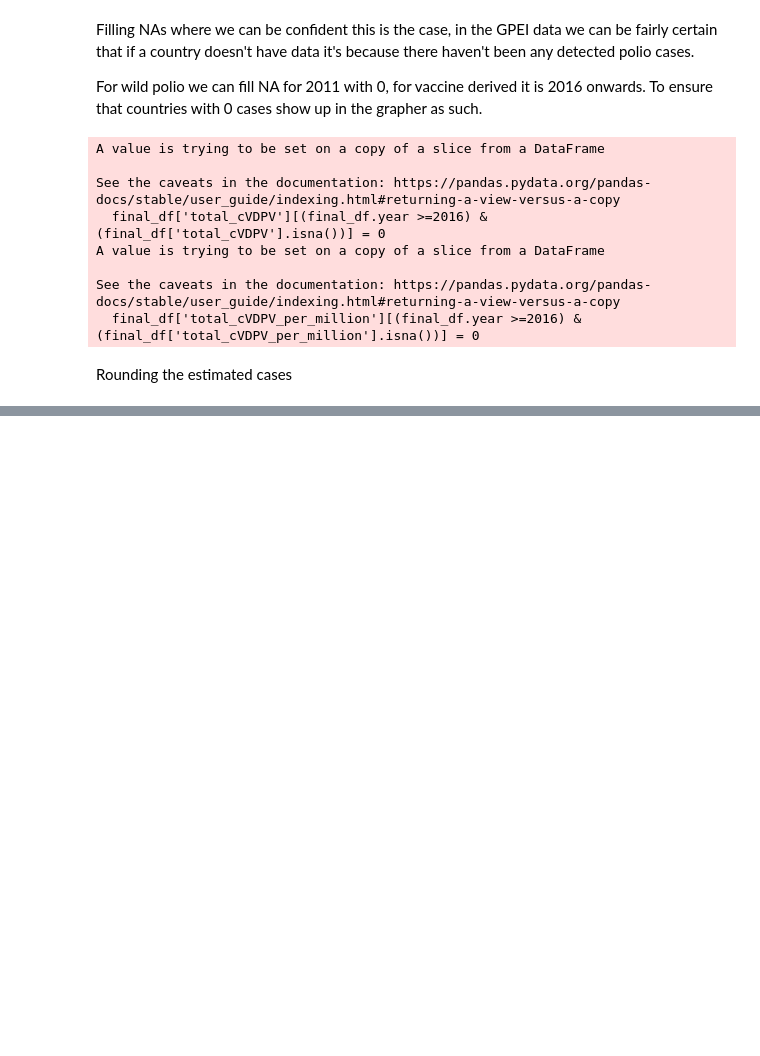
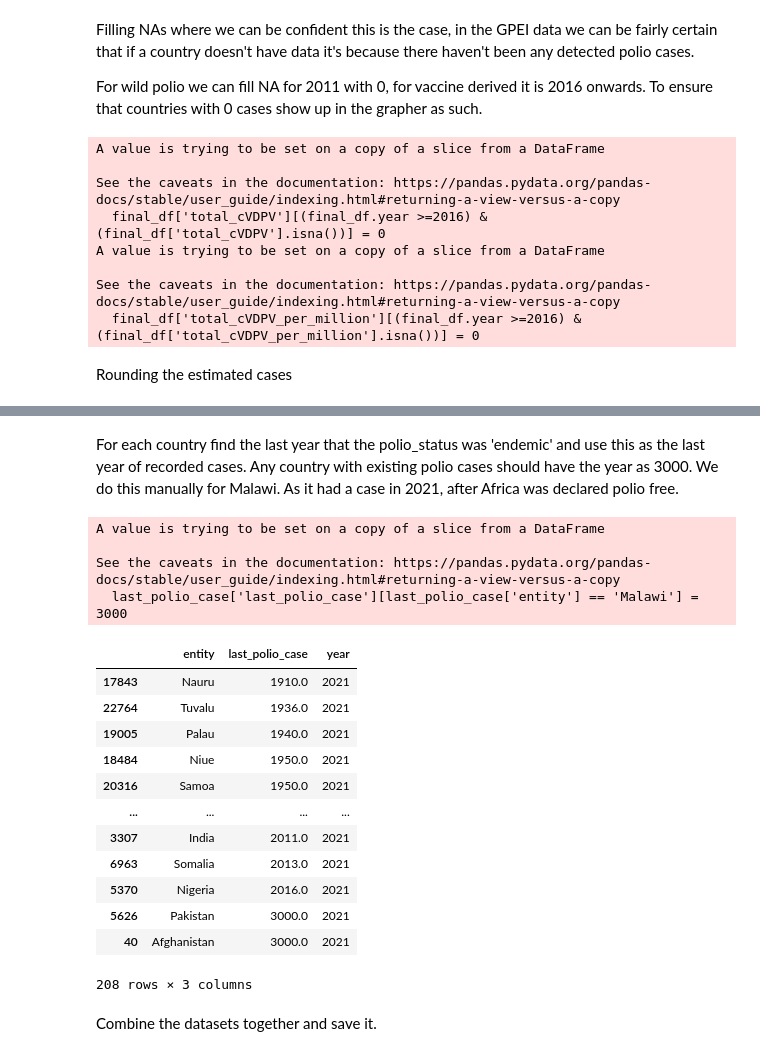
Before and after one commit to owid/notebooks, a Jupyter notebook: FionaSpooner/polio_cases/combine_polio_data.ipynb, the cells around one changed output, grey strips where cells are left out. Cells and saved outputs as stored; diff of their text form; code cells hidden in the pictures; blank space fills up the shorter version.

```diff
--- a/FionaSpooner/polio_cases/combine_polio_data.ipynb
+++ b/FionaSpooner/polio_cases/combine_polio_data.ipynb
@@ -403,0 +479,2 @@ final_df.to_csv(f'data/polio_cases_to_upload_{date_today}.csv', index=False)
+# %%
+polio_comb = pd.concat([polio_comb, polio_missing])
@@ -403,0 +483,30 @@ final_df.to_csv(f'data/polio_cases_to_upload_{date_today}.csv', index=False)
+# %%
+df_all = final_df.merge(polio_comb, on = ['entity','year'], how = 'outer').sort_values(by = ['entity','year'])
+# %% [markdown]
+For each country find the last year that the polio_status was 'endemic' and use this as the last year of recorded cases. Any country with existing polio cases should have the year as 3000. We do this manually for Malawi. As it had a case in 2021, after Africa was declared polio free.
+# %%
+last_polio_case = df_all.loc[(df_all.polio_status == 'endemic')].sort_values('year').groupby('entity').tail(1)[['entity','year']]
+last_polio_case.rename(columns = {'year':'last_polio_case'}, inplace = True)
+last_polio_case['year'] = 2021
+last_polio_case['last_polio_case'] = last_polio_case['last_polio_case'].replace(2020, 3000)
+last_polio_case['last_polio_case'][last_polio_case['entity'] == 'Malawi'] = 3000
+# %% [output]
+A value is trying to be set on a copy of a slice from a DataFrame
+
+See the caveats in the documentation: https://pandas.pydata.org/pandas-docs/stable/user_guide/indexing.html#returning-a-view-versus-a-copy
+  last_polio_case['last_polio_case'][last_polio_case['entity'] == 'Malawi'] = 3000
+|  | entity | last_polio_case | year |
+| 17843 | Nauru | 1910.0 | 2021 |
+| 22764 | Tuvalu | 1936.0 | 2021 |
+| 19005 | Palau | 1940.0 | 2021 |
+| 18484 | Niue | 1950.0 | 2021 |
+| 20316 | Samoa | 1950.0 | 2021 |
+| ... | ... | ... | ... |
+| 3307 | India | 2011.0 | 2021 |
+| 6963 | Somalia | 2013.0 | 2021 |
+| 5370 | Nigeria | 2016.0 | 2021 |
+| 5626 | Pakistan | 3000.0 | 2021 |
+| 40 | Afghanistan | 3000.0 | 2021 |
+208 rows × 3 columns
+# %% [markdown]
+Combine the datasets together and save it.
```
Also changed, not shown: parts of 22 cells of this notebook, 9 other files.
